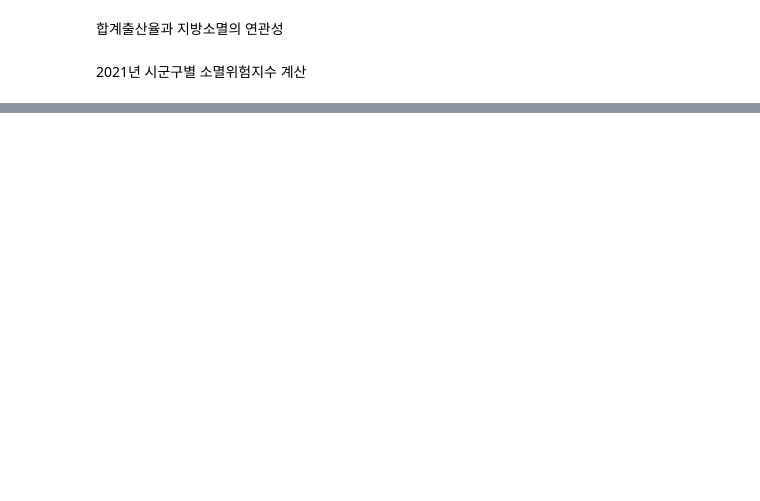
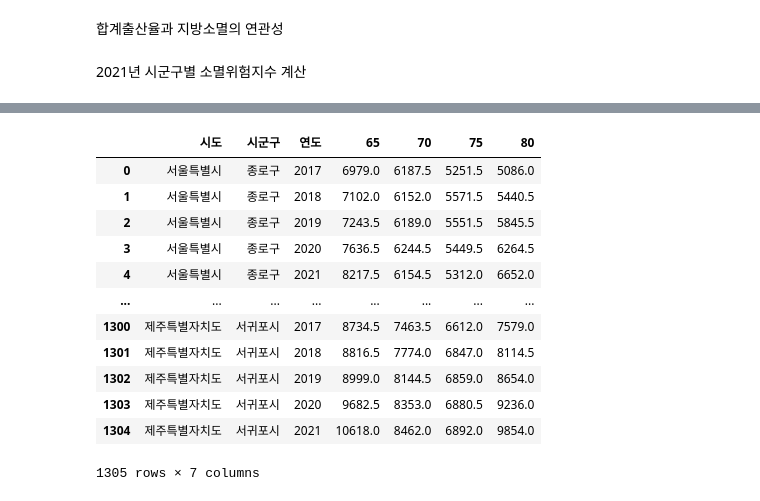
Before and after one commit to sphy1597/data_analysis-DS, a Jupyter notebook: 인구소멸해결방안(규처리꺼_ver)_ipynb의_사본.ipynb, the cells around one changed output, grey strips where cells are left out. Cells and saved outputs as stored; diff of their text form; code cells hidden in the pictures; blank space fills up the shorter version.

```diff
--- a/인구소멸해결방안(규처리꺼_ver)_ipynb의_사본.ipynb
+++ b/인구소멸해결방안(규처리꺼_ver)_ipynb의_사본.ipynb
@@ -73,0 +44,17 @@ print('Hello word')
+# %%
+old = pd.read_excel('/content/고령17_21.xlsx')
+old
+# %% [output]
+|  | 시도 | 시군구 | 연도 | 65 | 70 | 75 | 80 |
+| 0 | 서울특별시 | 종로구 | 2017 | 6979.0 | 6187.5 | 5251.5 | 5086.0 |
+| 1 | 서울특별시 | 종로구 | 2018 | 7102.0 | 6152.0 | 5571.5 | 5440.5 |
+| 2 | 서울특별시 | 종로구 | 2019 | 7243.5 | 6189.0 | 5551.5 | 5845.5 |
+| 3 | 서울특별시 | 종로구 | 2020 | 7636.5 | 6244.5 | 5449.5 | 6264.5 |
+| 4 | 서울특별시 | 종로구 | 2021 | 8217.5 | 6154.5 | 5312.0 | 6652.0 |
+| ... | ... | ... | ... | ... | ... | ... | ... |
+| 1300 | 제주특별자치도 | 서귀포시 | 2017 | 8734.5 | 7463.5 | 6612.0 | 7579.0 |
+| 1301 | 제주특별자치도 | 서귀포시 | 2018 | 8816.5 | 7774.0 | 6847.0 | 8114.5 |
+| 1302 | 제주특별자치도 | 서귀포시 | 2019 | 8999.0 | 8144.5 | 6859.0 | 8654.0 |
+| 1303 | 제주특별자치도 | 서귀포시 | 2020 | 9682.5 | 8353.0 | 6880.5 | 9236.0 |
+| 1304 | 제주특별자치도 | 서귀포시 | 2021 | 10618.0 | 8462.0 | 6892.0 | 9854.0 |
+1305 rows × 7 columns
```
Also changed, not shown: parts of 14 cells of this notebook.
